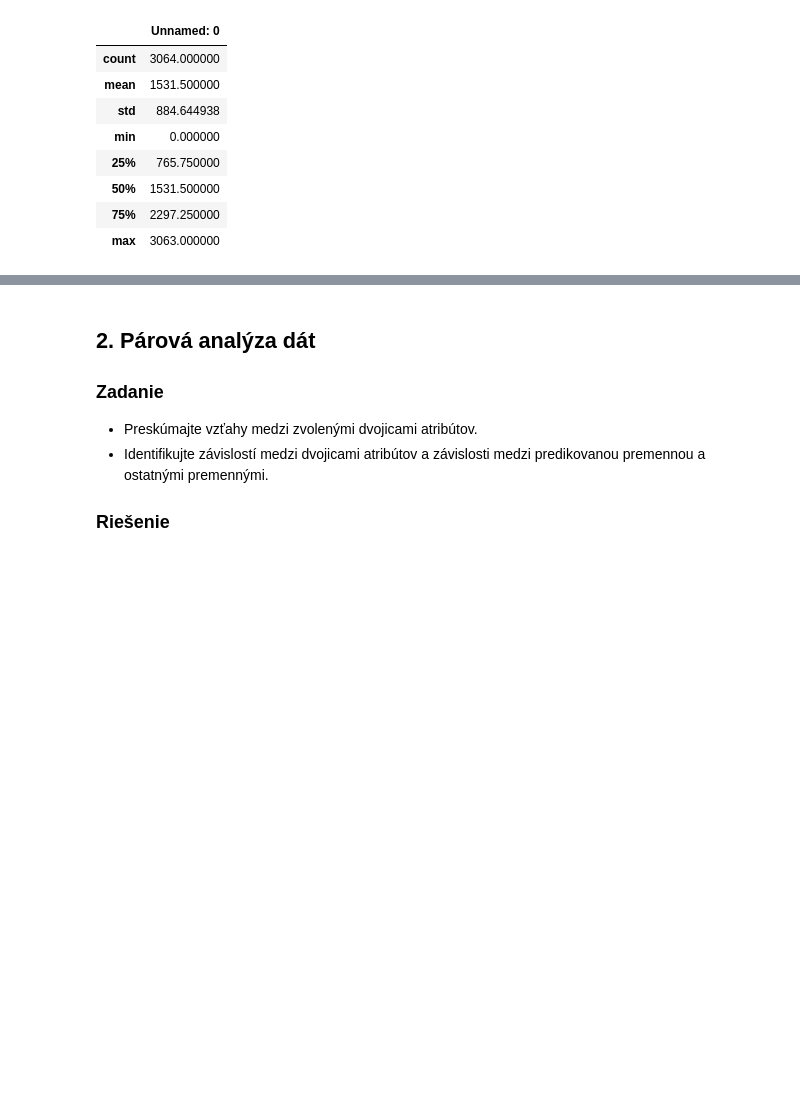
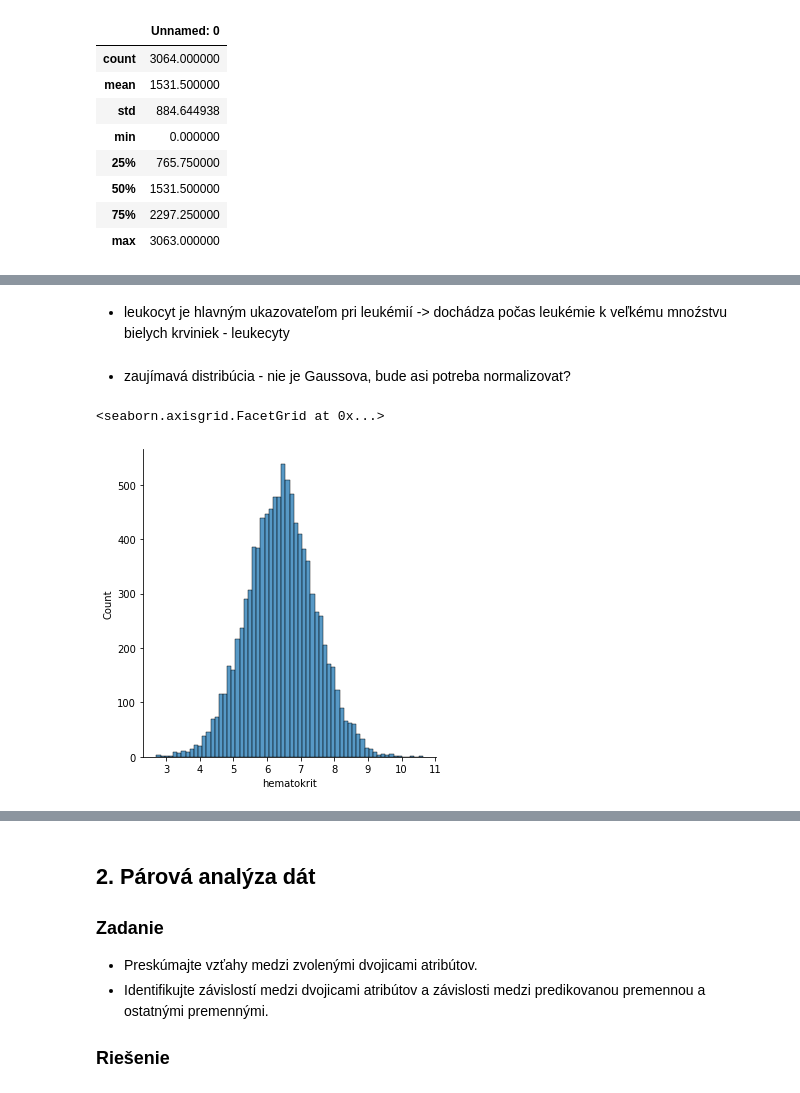
Before and after one commit to Matovic/Chronic-Lymphocytic-Leukemia, a Jupyter notebook: 1-EDA.ipynb, the cells around one changed output, grey strips where cells are left out. Saved outputs shown, nothing was run; the diff lists cells and outputs as text; code cells hidden in the pictures; blank space fills up the shorter version.

```diff
--- a/1-EDA.ipynb
+++ b/1-EDA.ipynb
@@ -145,0 +178,9 @@ df_labor.describe()
+# %% [markdown]
+ - leukocyt je hlavným ukazovateľom pri leukémií -> dochádza počas leukémie k veľkému mnoźstvu bielych krviniek - leukecyty
+# %% [markdown]
+ - zaujímavá distribúcia - nie je Gaussova, bude asi potreba normalizovat?
+# %%
+sns.displot(df_labor.hematokrit)
+# %% [output]
+<seaborn.axisgrid.FacetGrid at 0x...>
+[figure, added]
```
Also changed, not shown: parts of 23 cells of this notebook.
